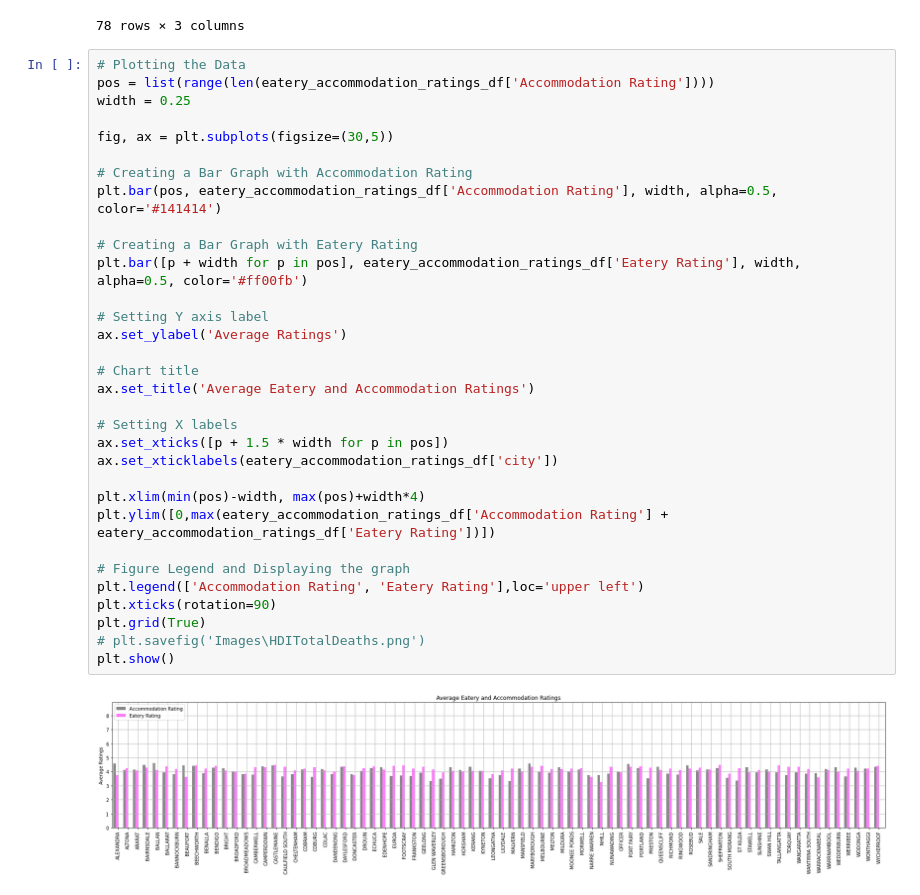
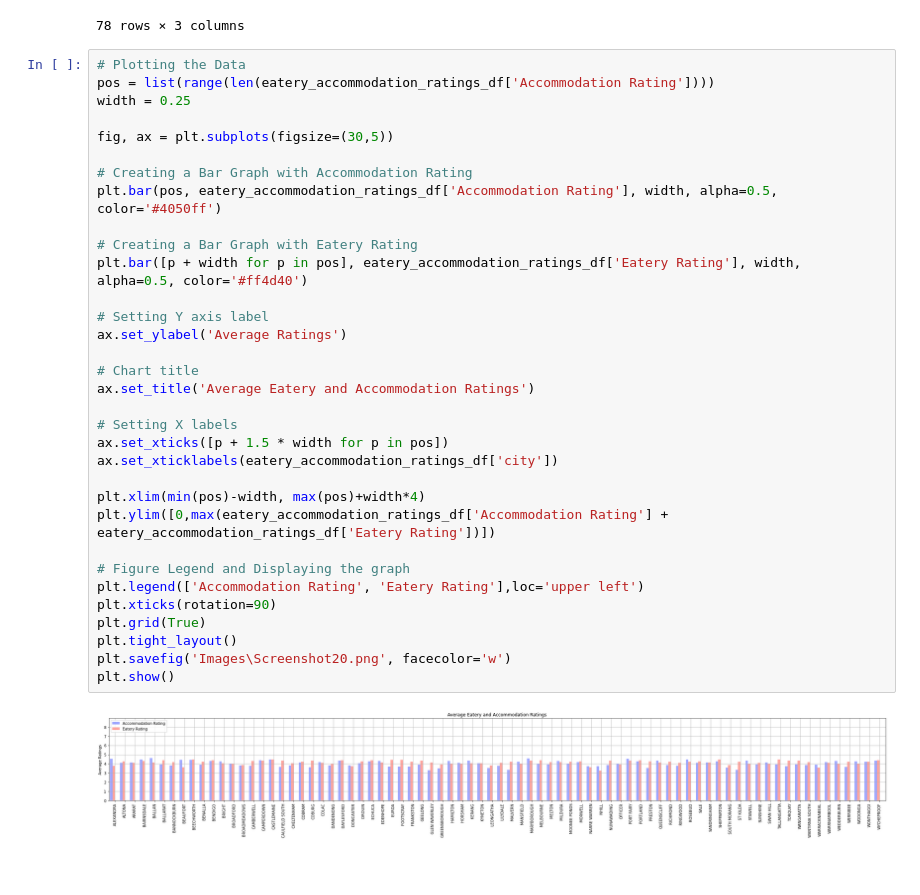
Before and after one commit to skumble27/ETL-Project, a Jupyter notebook: database_queries.ipynb, the cells around one changed output. Cells and saved outputs as stored; diff of their text form; blank space fills up the shorter version.

Commit message:
new Image added

```diff
--- a/database_queries.ipynb
+++ b/database_queries.ipynb
@@ -148,34 +148,35 @@ eatery_accommodation_ratings_df
 # %%
 # Plotting the Data
 pos = list(range(len(eatery_accommodation_ratings_df['Accommodation Rating'])))
 width = 0.25
 
 fig, ax = plt.subplots(figsize=(30,5))
 
 # Creating a Bar Graph with Accommodation Rating
-plt.bar(pos, eatery_accommodation_ratings_df['Accommodation Rating'], width, alpha=0.5, color='#141414')
+plt.bar(pos, eatery_accommodation_ratings_df['Accommodation Rating'], width, alpha=0.5, color='#4050ff')
 
 # Creating a Bar Graph with Eatery Rating
-plt.bar([p + width for p in pos], eatery_accommodation_ratings_df['Eatery Rating'], width, alpha=0.5, color='#ff00fb')
+plt.bar([p + width for p in pos], eatery_accommodation_ratings_df['Eatery Rating'], width, alpha=0.5, color='#ff4d40')
 
 # Setting Y axis label
 ax.set_ylabel('Average Ratings')
 
 # Chart title
 ax.set_title('Average Eatery and Accommodation Ratings')
 
 # Setting X labels
 ax.set_xticks([p + 1.5 * width for p in pos])
 ax.set_xticklabels(eatery_accommodation_ratings_df['city'])
 
 plt.xlim(min(pos)-width, max(pos)+width*4)
 plt.ylim([0,max(eatery_accommodation_ratings_df['Accommodation Rating'] + eatery_accommodation_ratings_df['Eatery Rating'])])
 
 # Figure Legend and Displaying the graph
 plt.legend(['Accommodation Rating', 'Eatery Rating'],loc='upper left')
 plt.xticks(rotation=90)
 plt.grid(True)
-# plt.savefig('Images\HDITotalDeaths.png')
+plt.tight_layout()
+plt.savefig('Images\Screenshot20.png', facecolor='w')
 plt.show()
 # %% [output]
-[figure, old version]
+[figure, new version]
```
Also changed, not shown: 2 other files.
